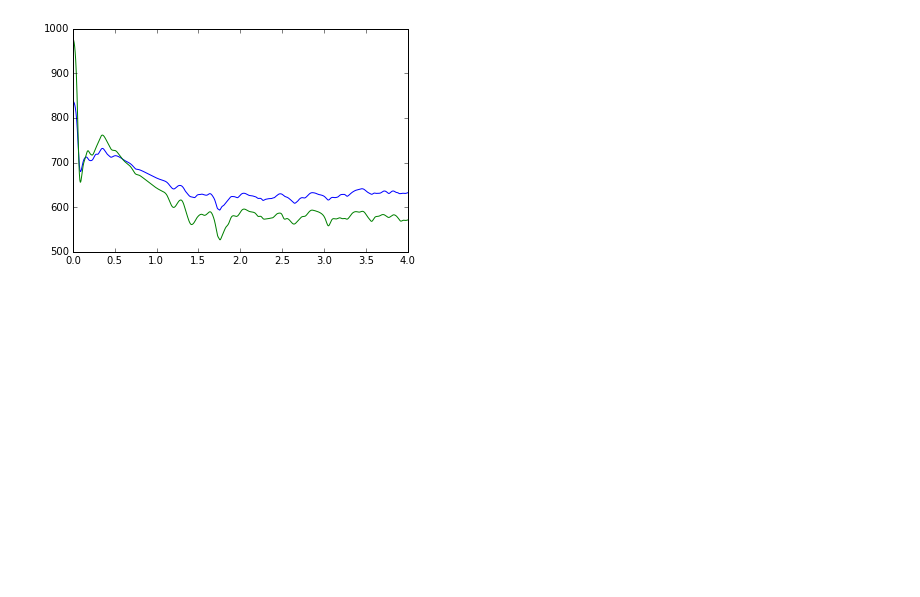
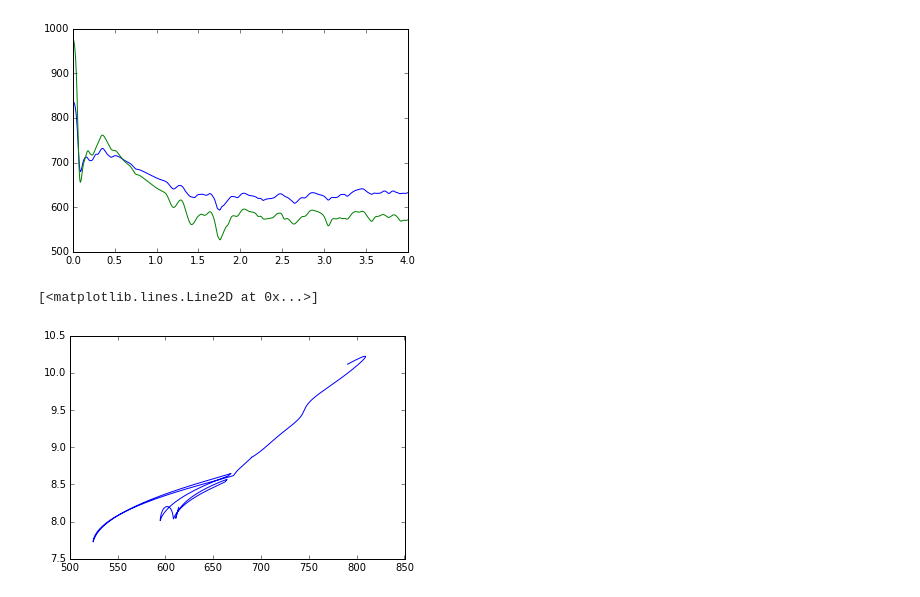
Before and after one commit to micmurawski/argon, a Jupyter notebook: Untitled0.ipynb, the cells around one changed output. Saved outputs shown, nothing was run; the diff lists cells and outputs as text; code cells hidden in the pictures; blank space fills up the shorter version.

```diff
--- a/Untitled0.ipynb
+++ b/Untitled0.ipynb
@@ -44,3 +64,8 @@ pylab.plot([float(x[0]) for x in data2],[float(x[1]) for x in data2])
 # %% [output]
 [<matplotlib.lines.Line2D at 0x...>]
 [figure]
+# %%
+pylab.plot([float(x[3]) for x in data],[float(x[4]) for x in data])
+# %% [output]
+[<matplotlib.lines.Line2D at 0x...>]
+[figure, added]
```
Also changed, not shown: parts of 9 cells of this notebook, 23 other files.
